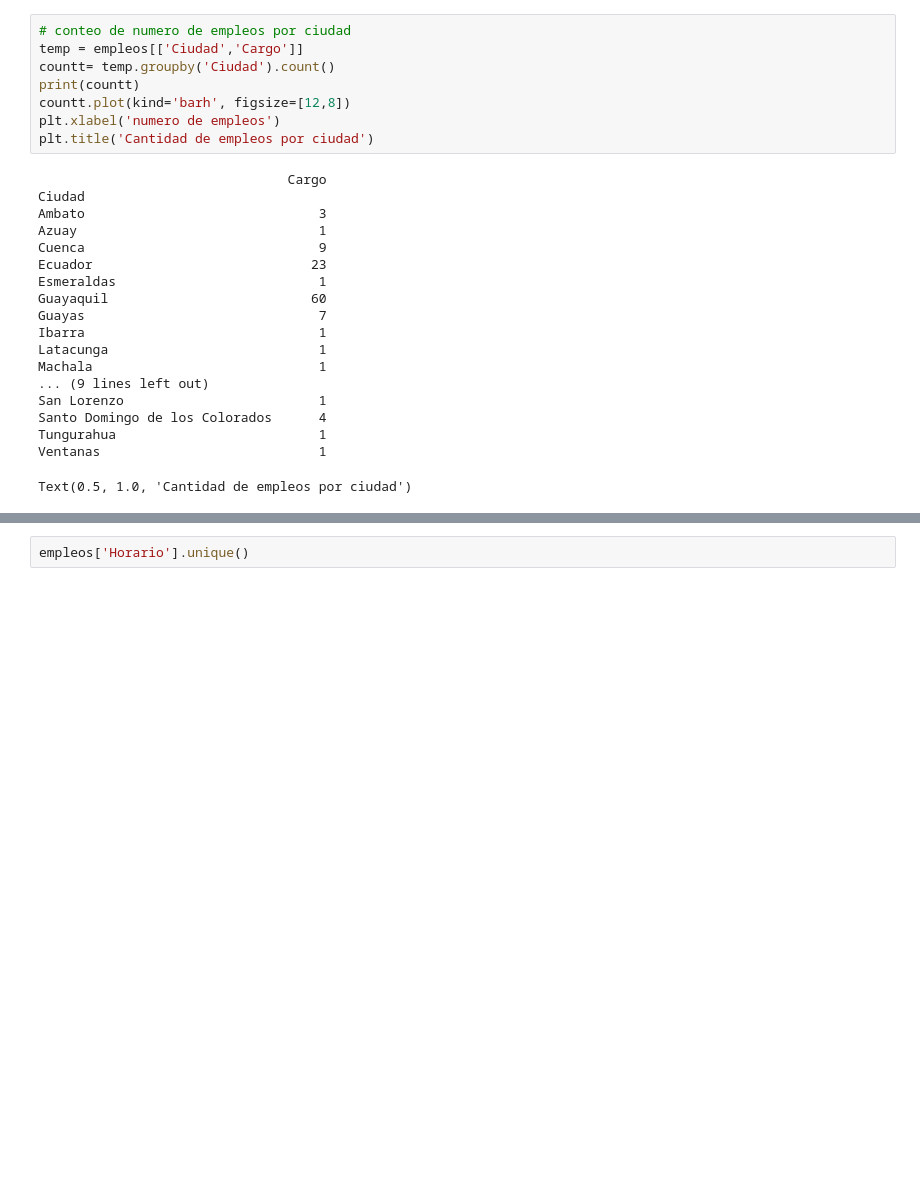
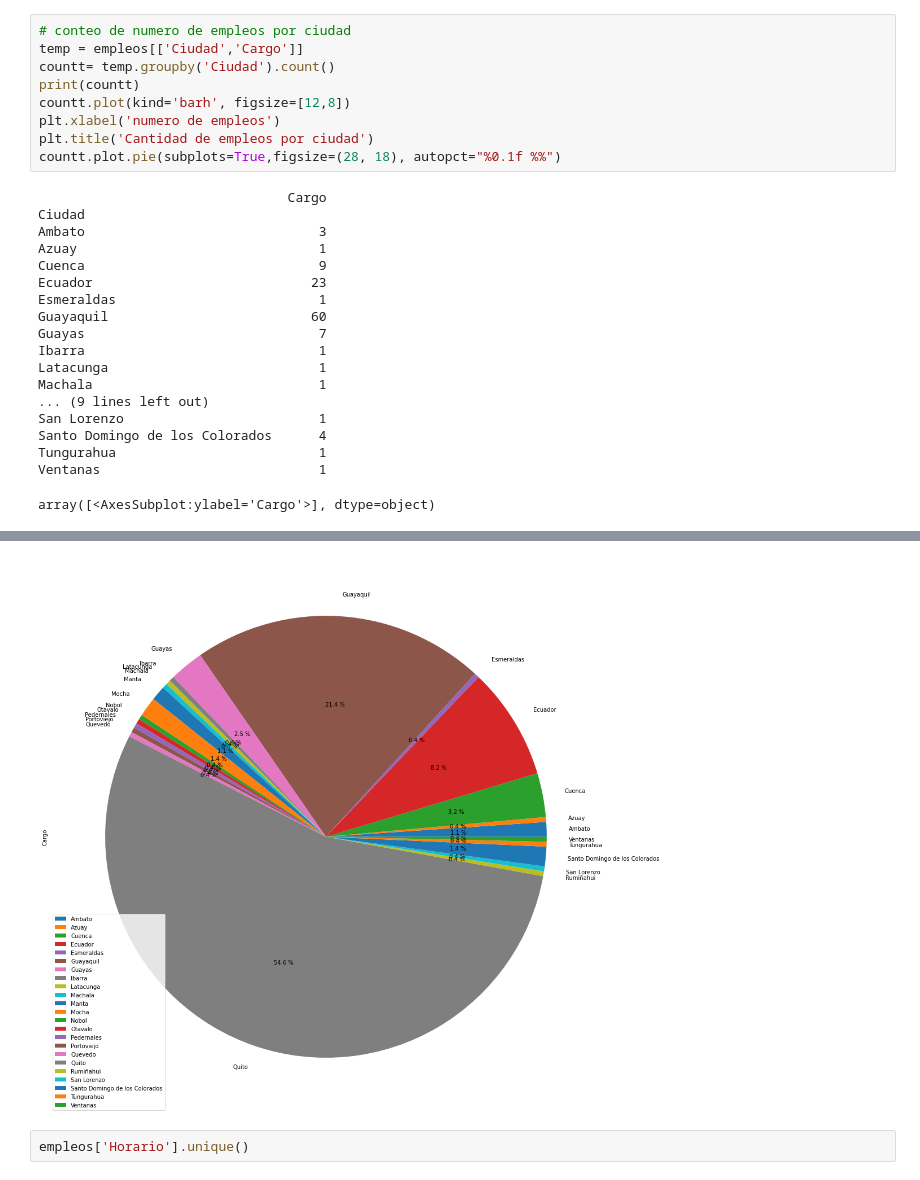
Before and after one commit to jcotrina2000/Sprint-1-Scraping, a Jupyter notebook: Scraping_RobinsonFlores/Analisis_OpcionEmpleo.ipynb, the cells around one changed output, grey strips where cells are left out. Cells and saved outputs as stored; diff of their text form; blank space fills up the shorter version.

```diff
--- a/Scraping_RobinsonFlores/Analisis_OpcionEmpleo.ipynb
+++ b/Scraping_RobinsonFlores/Analisis_OpcionEmpleo.ipynb
@@ -31,31 +32,33 @@ empleos.describe()
 # %%
 # conteo de numero de empleos por ciudad
 temp = empleos[['Ciudad','Cargo']]
 countt= temp.groupby('Ciudad').count()
 print(countt)
 countt.plot(kind='barh', figsize=[12,8])
 plt.xlabel('numero de empleos')
 plt.title('Cantidad de empleos por ciudad')
+countt.plot.pie(subplots=True,figsize=(28, 18), autopct="%0.1f %%")
 # %% [output]
                                 Cargo
 Ciudad
 Ambato                              3
 Azuay                               1
 Cuenca                              9
 Ecuador                            23
 Esmeraldas                          1
 Guayaquil                          60
 Guayas                              7
 Ibarra                              1
 Latacunga                           1
 Machala                             1
 ... (9 lines left out)
 San Lorenzo                         1
 Santo Domingo de los Colorados      4
 Tungurahua                          1
 Ventanas                            1
-Text(0.5, 1.0, 'Cantidad de empleos por ciudad')
+array([<AxesSubplot:ylabel='Cargo'>], dtype=object)
 [figure]
+[figure, added]
 # %%
 empleos['Horario'].unique()
 # %% [output]
```
Also changed, not shown: parts of 14 cells of this notebook.
